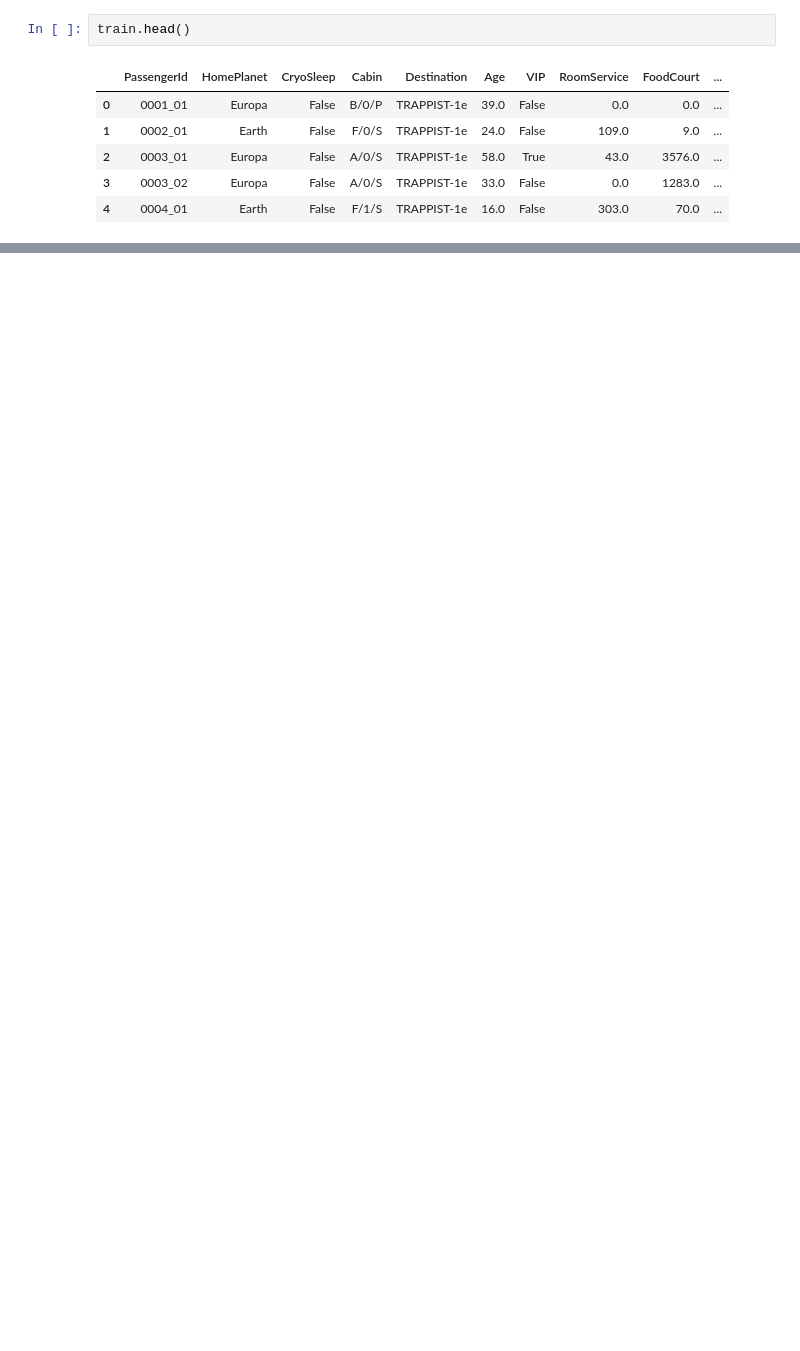
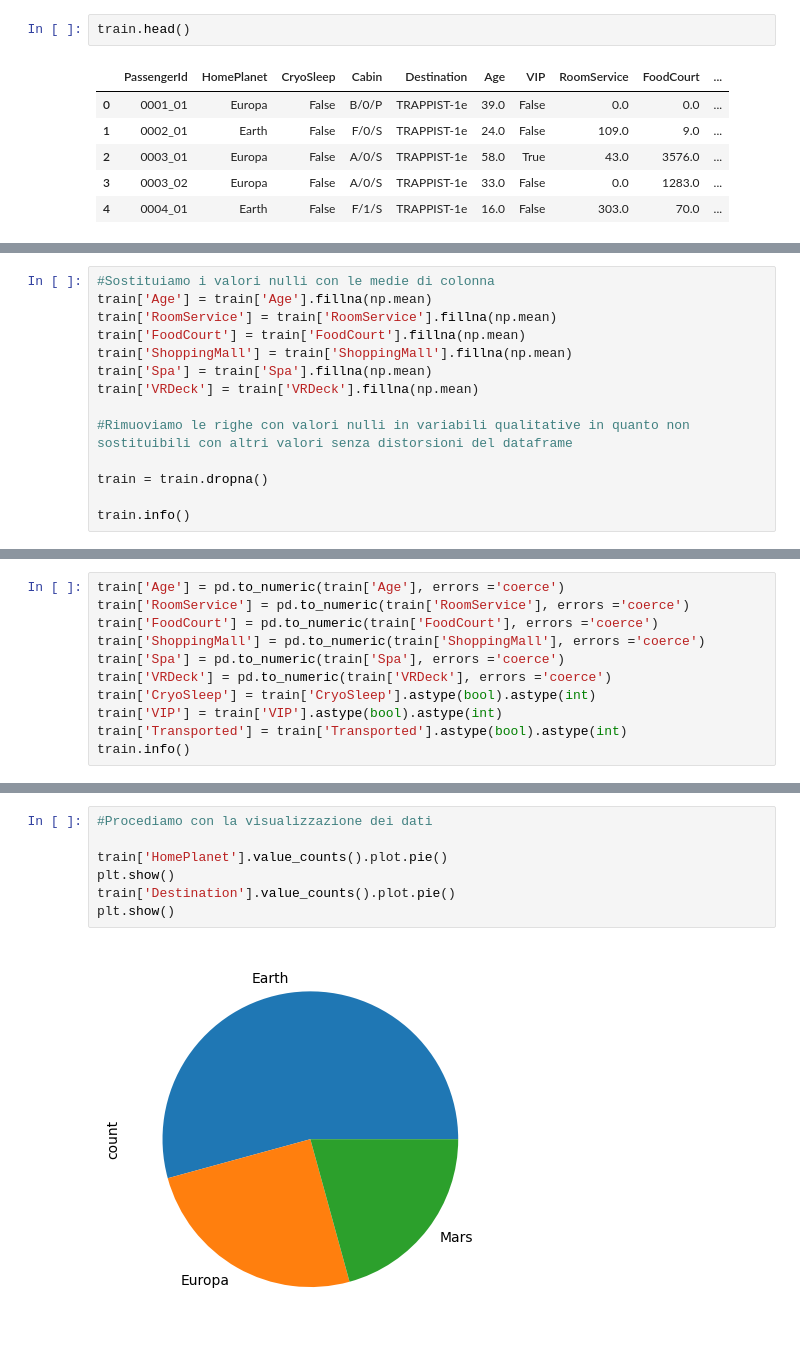
Before and after one commit to NickkGiannini/Kaggle_SpaceShipTitanic, a Jupyter notebook: spaceship-titanic.ipynb, the cells around one changed output, grey strips where cells are left out. Saved outputs shown, nothing was run; the diff lists cells and outputs as text; blank space fills up the shorter version.

```diff
--- a/spaceship-titanic.ipynb
+++ b/spaceship-titanic.ipynb
@@ -21,0 +76,14 @@ train.head()
+# %%
+#Sostituiamo i valori nulli con le medie di colonna
+train['Age'] = train['Age'].fillna(np.mean)
+train['RoomService'] = train['RoomService'].fillna(np.mean)
+train['FoodCourt'] = train['FoodCourt'].fillna(np.mean)
+train['ShoppingMall'] = train['ShoppingMall'].fillna(np.mean)
+train['Spa'] = train['Spa'].fillna(np.mean)
+train['VRDeck'] = train['VRDeck'].fillna(np.mean)
+
+#Rimuoviamo le righe con valori nulli in variabili qualitative in quanto non sostituibili con altri valori senza distorsioni del dataframe
+
+train = train.dropna()
+
+train.info()
@@ -21,0 +108,11 @@ train.head()
+# %%
+train['Age'] = pd.to_numeric(train['Age'], errors ='coerce')
+train['RoomService'] = pd.to_numeric(train['RoomService'], errors ='coerce')
+train['FoodCourt'] = pd.to_numeric(train['FoodCourt'], errors ='coerce')
+train['ShoppingMall'] = pd.to_numeric(train['ShoppingMall'], errors ='coerce')
+train['Spa'] = pd.to_numeric(train['Spa'], errors ='coerce')
+train['VRDeck'] = pd.to_numeric(train['VRDeck'], errors ='coerce')
+train['CryoSleep'] = train['CryoSleep'].astype(bool).astype(int)
+train['VIP'] = train['VIP'].astype(bool).astype(int)
+train['Transported'] = train['Transported'].astype(bool).astype(int)
+train.info()
@@ -21,0 +137,9 @@ train.head()
+# %%
+#Procediamo con la visualizzazione dei dati
+
+train['HomePlanet'].value_counts().plot.pie()
+plt.show()
+train['Destination'].value_counts().plot.pie()
+plt.show()
+# %% [output]
+[figure, added]
```
Also changed, not shown: parts of 14 cells of this notebook.
